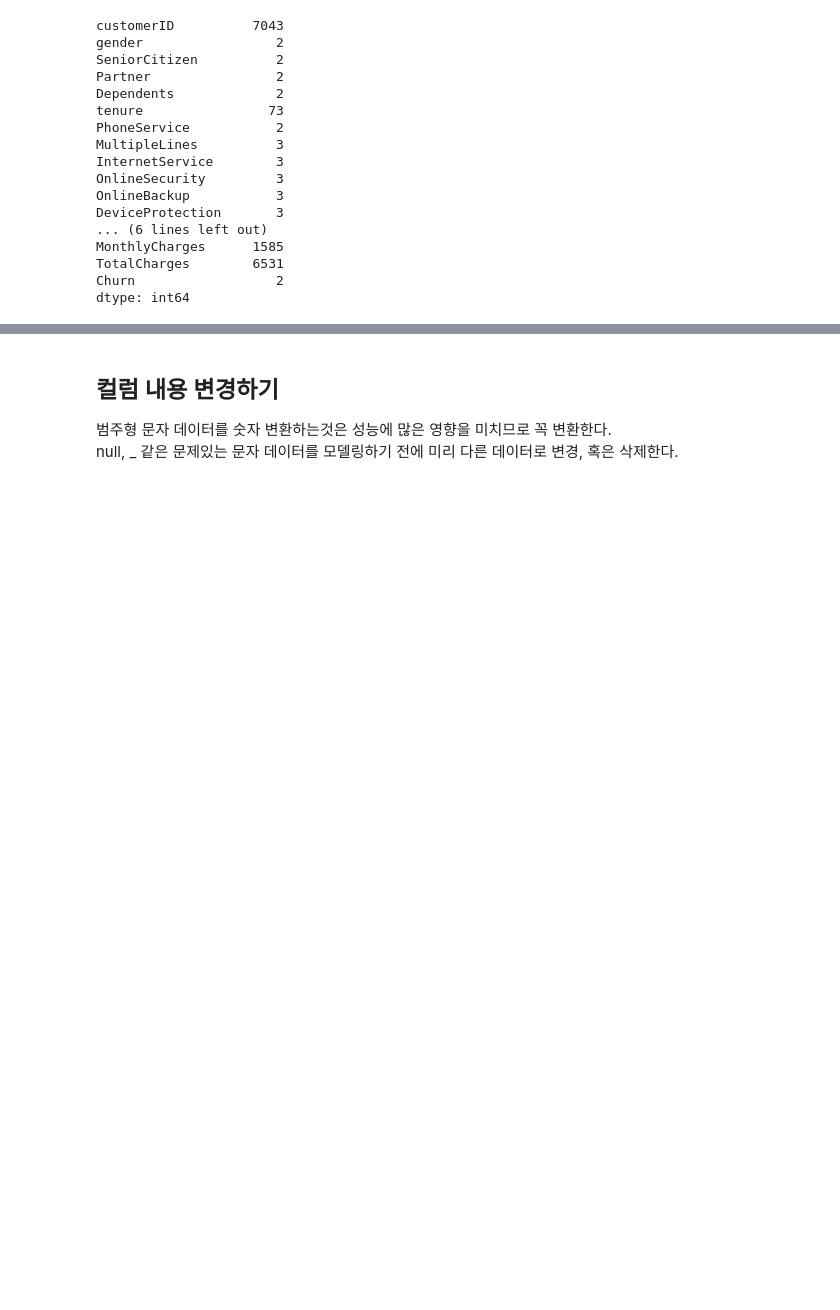
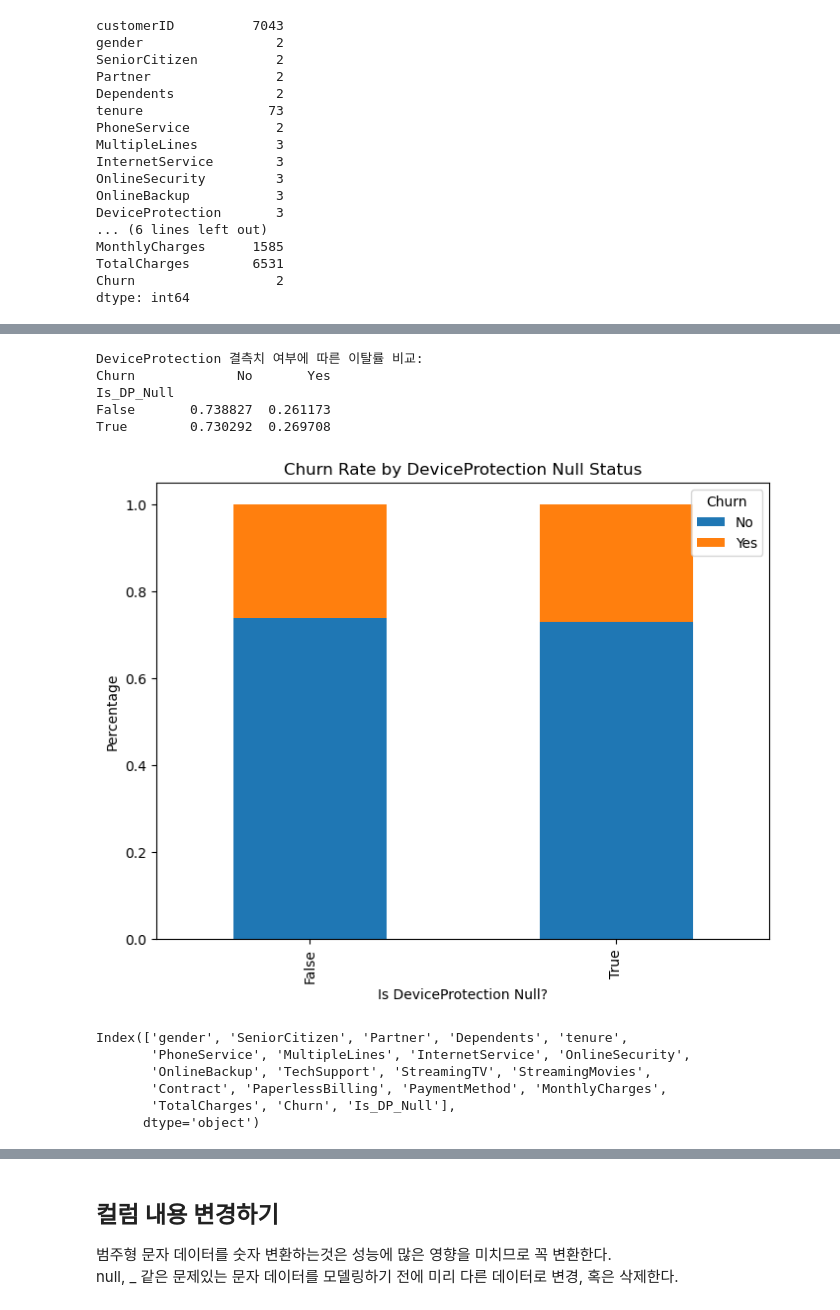
Before and after one commit to jjuuu999/hipython, a Jupyter notebook: 45_파이썬데이터분석_실습_통신사고객이탈_배포.ipynb, the cells around one changed output, grey strips where cells are left out. Cells and saved outputs as stored; diff of their text form; code cells hidden in the pictures; blank space fills up the shorter version.

```diff
--- a/45_파이썬데이터분석_실습_통신사고객이탈_배포.ipynb
+++ b/45_파이썬데이터분석_실습_통신사고객이탈_배포.ipynb
@@ -408,0 +435,37 @@ df_new.head()
+# %%
+import seaborn as sns
+import matplotlib.pyplot as plt
+
+# 1. DeviceProtection이 Null인지 여부를 나타내는 임시 컬럼 생성
+df_new['Is_DP_Null'] = df_new['DeviceProtection'].isnull().astype(str)
+
+# 2. 결측치 여부에 따른 Churn 비율 계산
+null_churn_dist = df_new.groupby('Is_DP_Null')['Churn'].value_counts(normalize=True).unstack()
+print("DeviceProtection 결측치 여부에 따른 이탈률 비교:")
+print(null_churn_dist)
+
+# 3. 시각화
+null_churn_dist.plot(kind='bar', stacked=True, figsize=(8, 6))
+plt.title('Churn Rate by DeviceProtection Null Status')
+plt.xlabel('Is DeviceProtection Null?')
+plt.ylabel('Percentage')
+plt.legend(title='Churn', loc='upper right')
+plt.show()
+# 결과가 3:1에 가까우므로(기존 유지:해지 비율) 이 값을 중요한 데이터x >>> 그냥 드랍
+# %% [output]
+DeviceProtection 결측치 여부에 따른 이탈률 비교:
+Churn             No       Yes
+Is_DP_Null
+False       0.738827  0.261173
+True        0.730292  0.269708
+[figure, added]
+# %%
+df_new.drop(columns='DeviceProtection', inplace=True)
+df_new.columns
+# %% [output]
+Index(['gender', 'SeniorCitizen', 'Partner', 'Dependents', 'tenure',
+       'PhoneService', 'MultipleLines', 'InternetService', 'OnlineSecurity',
+       'OnlineBackup', 'TechSupport', 'StreamingTV', 'StreamingMovies',
+       'Contract', 'PaperlessBilling', 'PaymentMethod', 'MonthlyCharges',
+       'TotalCharges', 'Churn', 'Is_DP_Null'],
+      dtype='object')
```
Also changed, not shown: parts of 24 cells of this notebook.
